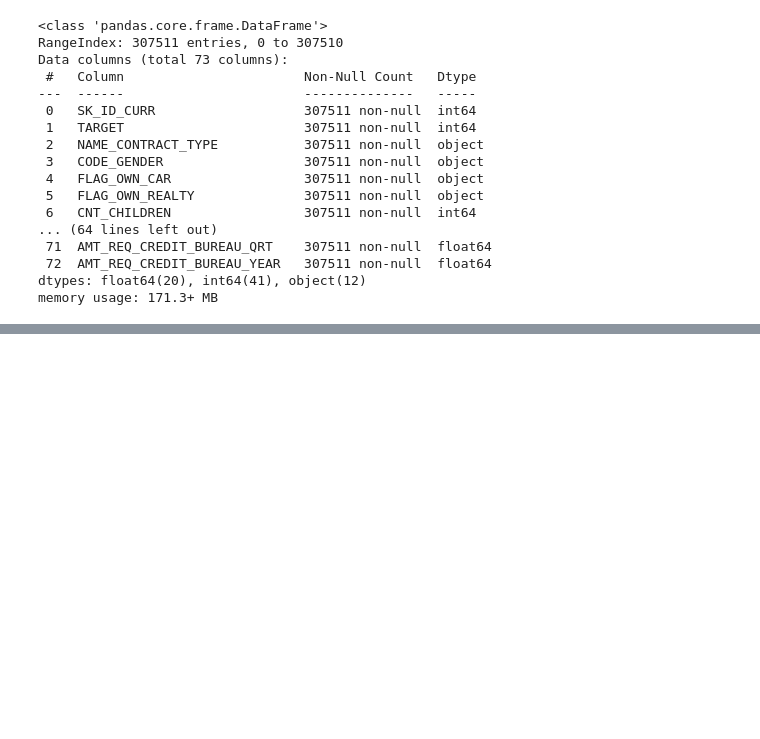
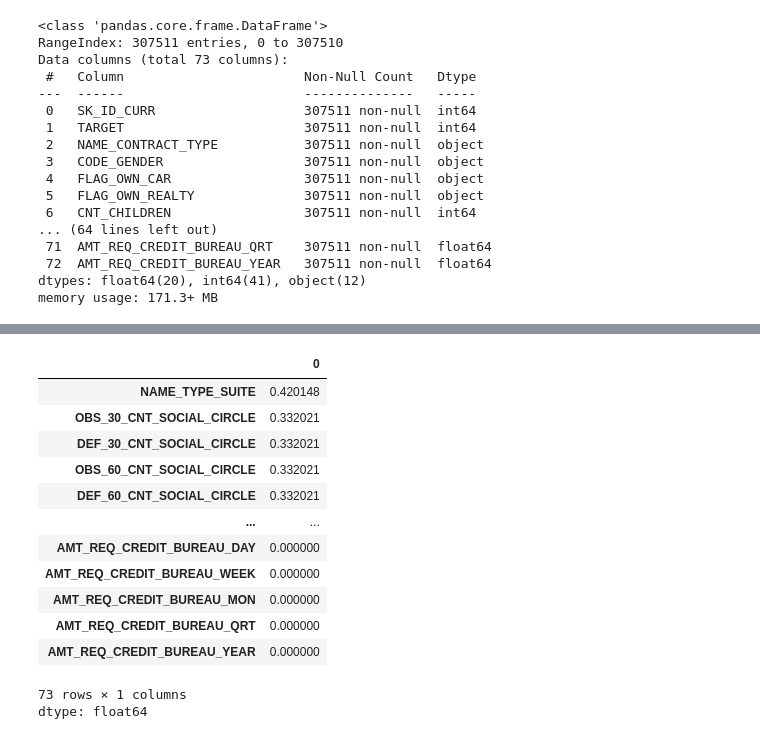
Before and after one commit to PunamBhatia/LogicMojo-AI-ML-April26-Punam, a Jupyter notebook: EDA Assignment - Logic Mojo/Credit_EDA_assignment_solution.ipynb, the cells around one changed output, grey strips where cells are left out. Cells and saved outputs as stored; diff of their text form; code cells hidden in the pictures; blank space fills up the shorter version.

```diff
--- a/EDA Assignment - Logic Mojo/Credit_EDA_assignment_solution.ipynb
+++ b/EDA Assignment - Logic Mojo/Credit_EDA_assignment_solution.ipynb
@@ -262,0 +331,17 @@ dtype: int64
+# %%
+(df.isnull().mean()*100).sort_values(ascending=False)
+# %% [output]
+|  | 0 |
+| NAME_TYPE_SUITE | 0.420148 |
+| OBS_30_CNT_SOCIAL_CIRCLE | 0.332021 |
+| DEF_30_CNT_SOCIAL_CIRCLE | 0.332021 |
+| OBS_60_CNT_SOCIAL_CIRCLE | 0.332021 |
+| DEF_60_CNT_SOCIAL_CIRCLE | 0.332021 |
+| ... | ... |
+| AMT_REQ_CREDIT_BUREAU_DAY | 0.000000 |
+| AMT_REQ_CREDIT_BUREAU_WEEK | 0.000000 |
+| AMT_REQ_CREDIT_BUREAU_MON | 0.000000 |
+| AMT_REQ_CREDIT_BUREAU_QRT | 0.000000 |
+| AMT_REQ_CREDIT_BUREAU_YEAR | 0.000000 |
+73 rows × 1 columns
+dtype: float64
```
Also changed, not shown: parts of 6 cells of this notebook.
